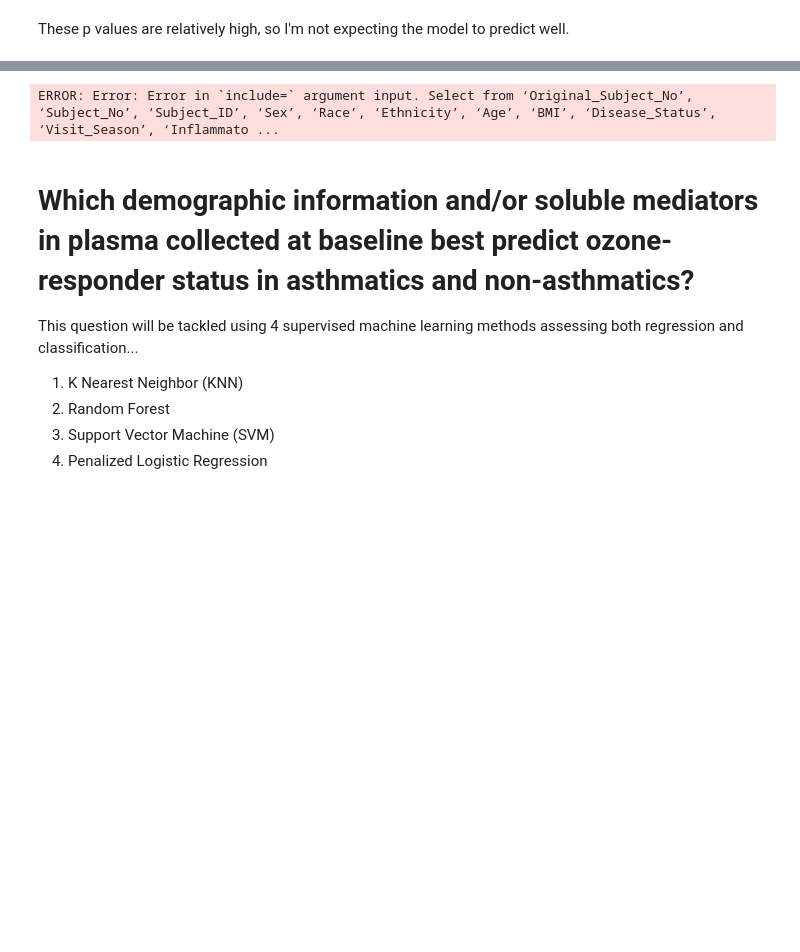
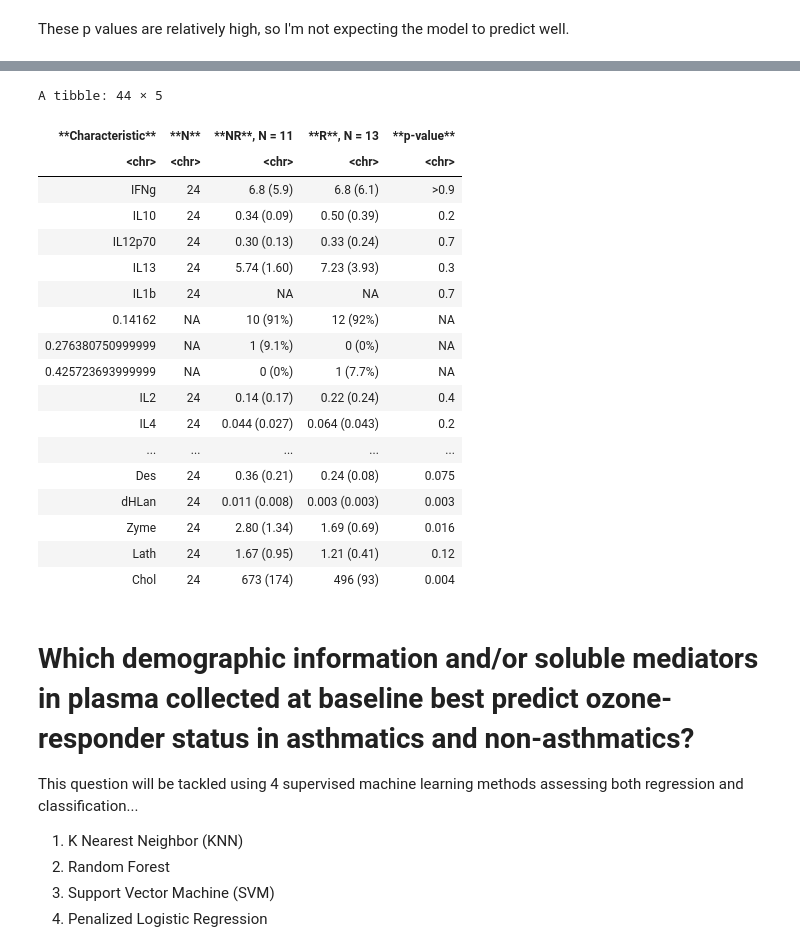
Before and after one commit to UNC-CEMALB/Ozone-exposure-is-associated-with-alterations-in-lung-and-systemic-sterol-profiles-in-healthy-and-as, a Jupyter notebook: Ozone Responder Prediction.ipynb, the cells around one changed output, grey strips where cells are left out. Saved outputs shown, nothing was run; the diff lists cells and outputs as text; code cells hidden in the pictures; blank space fills up the shorter version.

```diff
--- a/Ozone Responder Prediction.ipynb
+++ b/Ozone Responder Prediction.ipynb
@@ -211,16 +138,31 @@ A tibble: 51 × 5
 # %%
 wider_data %>%
   tbl_summary(by = Lung_Responder, missing = "no",
-  include = c('IFNg','IL10','IL12p70','IL13','IL1b','IL2','IL4','IL6','IL8','TNFa','GMCSF','IL12p40',
-              'IL15','IL16','IL17','IL1a','IL5','IL7','TNFb','VEGF','Eotaxin','Eotaxin3','IP10','MCP1','MCP4',
-              'MDC','MIP1a','MIP1b','TARC','MPO','25OH_VitD','24OH_Chol','SecoB','25OH_Chol','7Keto_Chol',
-              '27OH_Chol','bEP_Chol','Lan','Zym','DHL','7DHD','Des','dHLan','Zyme','Lath','7DHC','8DHC','Chol'),
+  include = colnames(wider_data[13:53]),
               statistic = list(all_continuous() ~ "{mean} ({sd})")) %>%
   add_n() %>%
   add_p(test = list(all_continuous() ~ "aov")) %>% #adding p value from anova
   as_tibble()
 # %% [output]
-ERROR: Error: Error in `include=` argument input. Select from ‘Original_Subject_No’, ‘Subject_No’, ‘Subject_ID’, ‘Sex’, ‘Race’, ‘Ethnicity’, ‘Age’, ‘BMI’, ‘Disease_Status’, ‘Visit_Season’, ‘Inflammato ...
+A tibble: 44 × 5
+| **Characteristic** | **N** | **NR**, N = 11 | **R**, N = 13 | **p-value** |
+| <chr> | <chr> | <chr> | <chr> | <chr> |
+| IFNg | 24 | 6.8 (5.9) | 6.8 (6.1) | >0.9 |
+| IL10 | 24 | 0.34 (0.09) | 0.50 (0.39) | 0.2 |
+| IL12p70 | 24 | 0.30 (0.13) | 0.33 (0.24) | 0.7 |
+| IL13 | 24 | 5.74 (1.60) | 7.23 (3.93) | 0.3 |
+| IL1b | 24 | NA | NA | 0.7 |
+| 0.14162 | NA | 10 (91%) | 12 (92%) | NA |
+| 0.276380750999999 | NA | 1 (9.1%) | 0 (0%) | NA |
+| 0.425723693999999 | NA | 0 (0%) | 1 (7.7%) | NA |
+| IL2 | 24 | 0.14 (0.17) | 0.22 (0.24) | 0.4 |
+| IL4 | 24 | 0.044 (0.027) | 0.064 (0.043) | 0.2 |
+| ... | ... | ... | ... | ... |
+| Des | 24 | 0.36 (0.21) | 0.24 (0.08) | 0.075 |
+| dHLan | 24 | 0.011 (0.008) | 0.003 (0.003) | 0.003 |
+| Zyme | 24 | 2.80 (1.34) | 1.69 (0.69) | 0.016 |
+| Lath | 24 | 1.67 (0.95) | 1.21 (0.41) | 0.12 |
+| Chol | 24 | 673 (174) | 496 (93) | 0.004 |
 # %% [markdown]
 # Which demographic information and/or soluble mediators in plasma collected at baseline best predict ozone-responder status in asthmatics and non-asthmatics?
 
```
Also changed, not shown: parts of 17 cells of this notebook.
